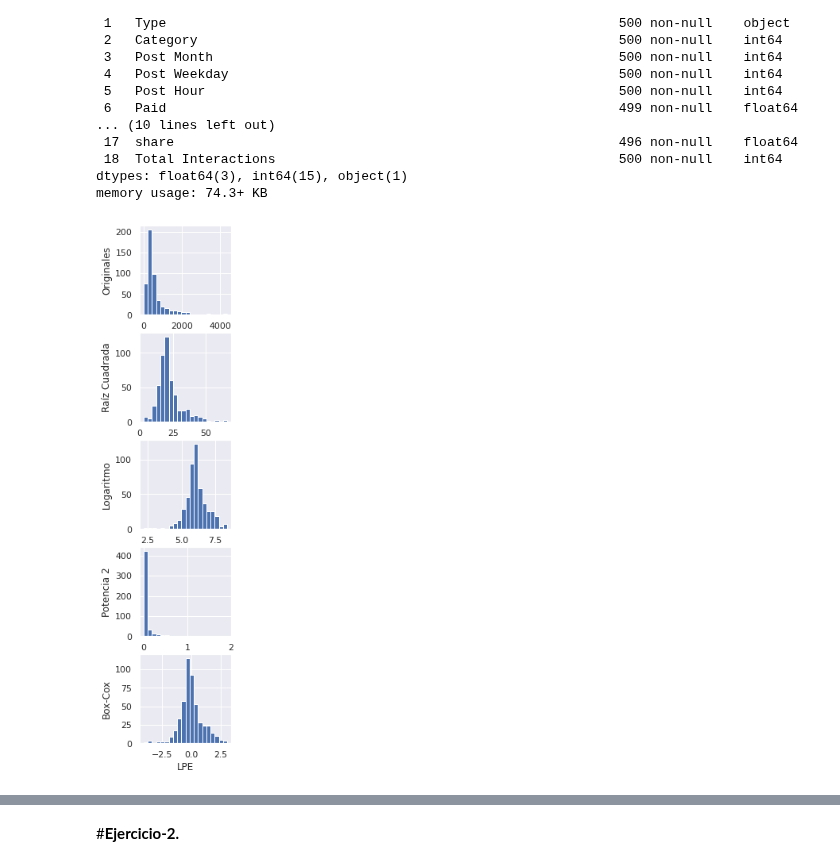
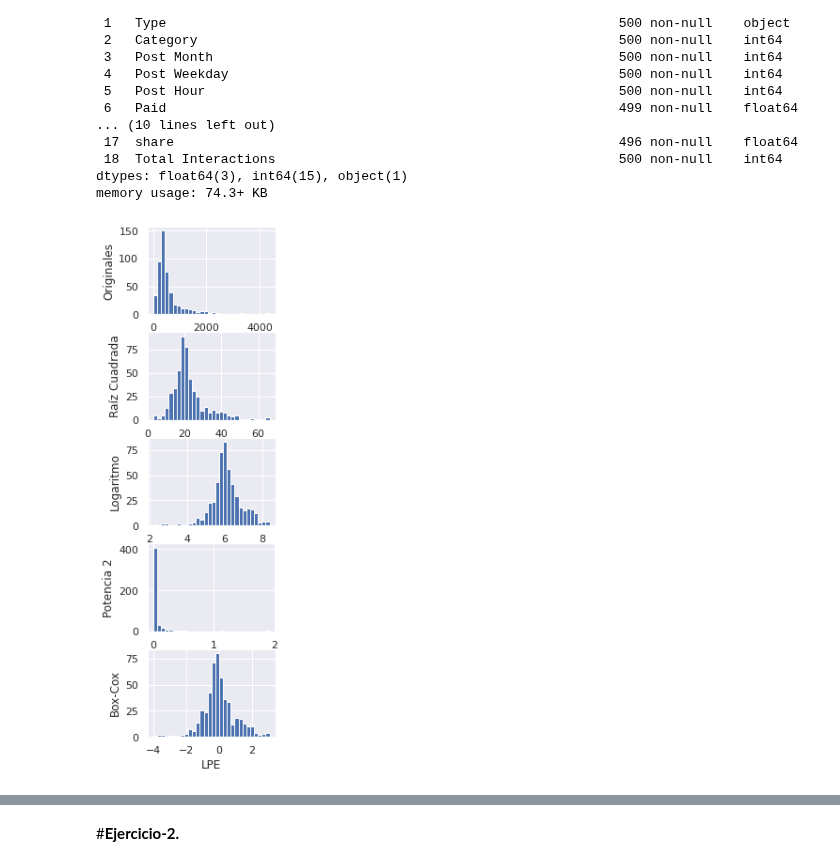
Before and after one commit to LH-1169213/Equipo3, a Jupyter notebook: Redneuronal_Equipo3.ipynb, the cells around one changed output, grey strips where cells are left out. Saved outputs shown, nothing was run; the diff lists cells and outputs as text; code cells hidden in the pictures.

```diff
--- a/Redneuronal_Equipo3.ipynb
+++ b/Redneuronal_Equipo3.ipynb
@@ -147,79 +147,64 @@ y = df["LPE"] # VARIABLE DE SALIDA
 variables_a_transformar = ['LPE']
 
 
-sns.set(rc={'figure.figsize':(17,12)})
+sns.set(rc={'figure.figsize':(20,10)})
 fig, axes = plt.subplots(5, 1)
 
 for k in range(0,1):
 
-    # Datos originales ---------------------------------------------------------
+    # Datos originales
     plt.subplot(5,7,k+1)
 
-    Transf0 = df[variables_a_transformar[k]]          #  En esta línea se debe asigna a Transf0 los valores de cada variable "k" sin transformar.
-    plt.hist(Transf0,bins=20)                               #  En este línea agrega el comando para obtener el histograma de Transf0 con 20 barras (bins).
-
+    Transf0 = df[variables_a_transformar[k]]
+    plt.hist(Transf0,bins=30)
 
     plt.xlabel(variables_a_transformar[k])
     if k==0:
       plt.ylabel('Originales')
 
-
-
-    # Datos transformados con raíz cuadrada ------------------------------------
+    # Datos transformados con raíz cuadrada
     plt.subplot(5,7,k+8)
 
-    Transf1 = np.sqrt(Transf0)          #  En esta línea se debe aplicar la raíz cuadrada a los valores de cada variable "k" sin transformar.
-    plt.hist(Transf1, bins=20)                                       #  En este línea agrega el comando para obtener el histograma de Transf1 con 20 barras (bins).
-
+    Transf1 = np.sqrt(Transf0)
+    plt.hist(Transf1, bins=30)
 
     plt.xlabel(variables_a_transformar[k])
     if k==0:
       plt.ylabel('Raíz Cuadrada')
 
-
-
-    # Datos transformados con logaritmo natural --------------------------------
+    # Datos transformados con logaritmo natural
     plt.subplot(5,7,k+15)
 
-    Transf2 = np.log(Transf0)          #  En esta línea se debe aplicar el logaritmo natural a los valores de cada variable "k" sin transformar.
-    plt.hist(Transf2,bins=20)                                       #  En este línea agrega el comando para obtener el histograma de Transf2 con 20 barras (bins).
-
+    Transf2 = np.log(Transf0)
+    plt.hist(Transf2,bins=30)
 
     plt.xlabel(variables_a_transformar[k])
     if k==0:
       plt.ylabel('Logaritmo')
 
-
-
-    # Datos transformados con la potencia de 2 ---------------------------------
+    # Datos transformados con la potencia de 2
     plt.subplot(5,7,k+22)
 
-    Transf3 = np.power(Transf0,2)          #  En esta línea debes elevar al cuadrado los valores de cada variable "k" sin transformar.
-    plt.hist(Transf3,bins=20)                                         #  En este línea agrega el comando para obtener el histograma de Transf3 con 20 barras (bins).
-
+    Transf3 = np.power(Transf0,2)
+    plt.hist(Transf3,bins=30)
 
     plt.xlabel(variables_a_transformar[k])
     if k==0:
       plt.ylabel('Potencia 2')
 
 
-    # Datos transformados con Box-Cox ------------------------------------------
+    # Datos transformados con Box-Cox
     plt.subplot(5,7,k+29)
 
-    Transf4 = power_transform(Transf0.to_frame(),method="box-cox")          #  En esta línea se debe aplicar la transformación Box-Cox a los valores de cada variable "k" sin transformar.
-    plt.hist(Transf4,bins=20)                                                                               #  En este línea agrega el comando para obtener el histograma de Transf4 con 20 barras (bins).
-
+    Transf4 = power_transform(Transf0.to_frame(),method="box-cox")
+    plt.hist(Transf4,bins=30)
 
     plt.xlabel(variables_a_transformar[k])
     if k==0:
       plt.ylabel('Box-Cox')
 
-    # TERMINA LA SECCIÓN PARA AGREGAR CÓDIGO.
-    ################################################################################################################
-
-
 
 plt.show()
 # %% [output]
-[figure, old version]
+[figure, new version]
 # %%
```
Also changed, not shown: parts of 10 cells of this notebook.
